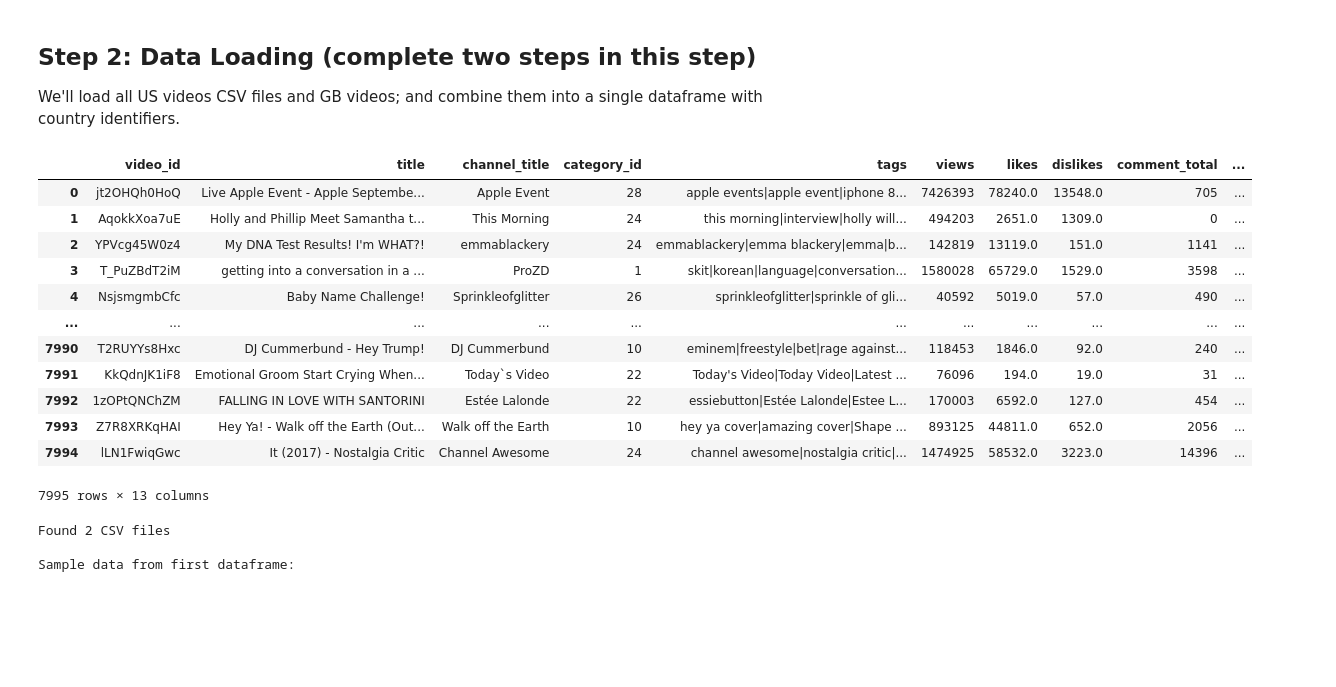
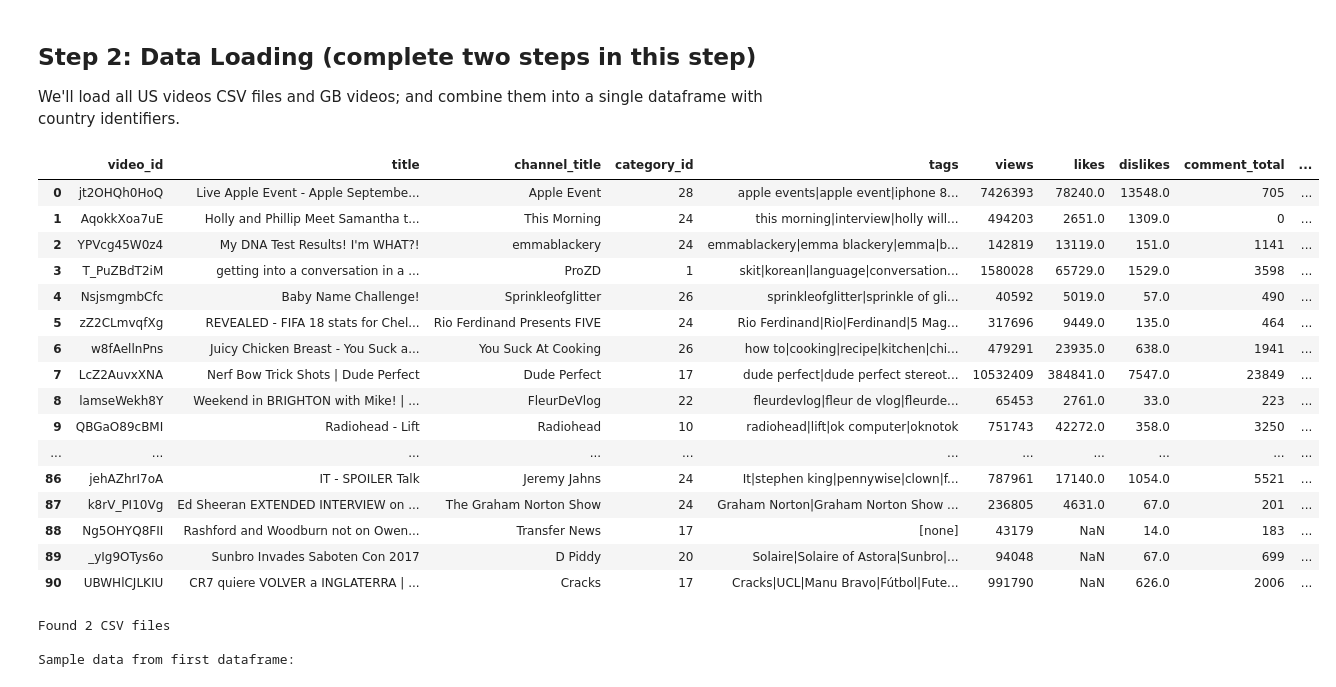
Before and after one commit to Thend911/Data-Analysis, a Jupyter notebook: VideoAnalysis-HW.ipynb, the cells around one changed output. Drawn from its saved outputs; the diff is of its cells as text; code cells hidden in the pictures; blank space fills up the shorter version.

```diff
--- a/VideoAnalysis-HW.ipynb
+++ b/VideoAnalysis-HW.ipynb
@@ -56,21 +56,25 @@ Environment setup complete!
 We'll load all US videos CSV files and GB videos; and combine them into a single dataframe with country identifiers.
 # %%
 gb = pd.read_csv("GBvideos.csv")
-gb
+gb.head(91)
 # %% [output]
 |  | video_id | title | channel_title | category_id | tags | views | likes | dislikes | comment_total | ... |
 | 0 | jt2OHQh0HoQ | Live Apple Event - Apple Septembe... | Apple Event | 28 | apple events|apple event|iphone 8... | 7426393 | 78240.0 | 13548.0 | 705 | ... |
 | 1 | AqokkXoa7uE | Holly and Phillip Meet Samantha t... | This Morning | 24 | this morning|interview|holly will... | 494203 | 2651.0 | 1309.0 | 0 | ... |
 | 2 | YPVcg45W0z4 | My DNA Test Results! I'm WHAT?! | emmablackery | 24 | emmablackery|emma blackery|emma|b... | 142819 | 13119.0 | 151.0 | 1141 | ... |
 | 3 | T_PuZBdT2iM | getting into a conversation in a ... | ProZD | 1 | skit|korean|language|conversation... | 1580028 | 65729.0 | 1529.0 | 3598 | ... |
 | 4 | NsjsmgmbCfc | Baby Name Challenge! | Sprinkleofglitter | 26 | sprinkleofglitter|sprinkle of gli... | 40592 | 5019.0 | 57.0 | 490 | ... |
+| 5 | zZ2CLmvqfXg | REVEALED - FIFA 18 stats for Chel... | Rio Ferdinand Presents FIVE | 24 | Rio Ferdinand|Rio|Ferdinand|5 Mag... | 317696 | 9449.0 | 135.0 | 464 | ... |
+| 6 | w8fAellnPns | Juicy Chicken Breast - You Suck a... | You Suck At Cooking | 26 | how to|cooking|recipe|kitchen|chi... | 479291 | 23935.0 | 638.0 | 1941 | ... |
+| 7 | LcZ2AuvxXNA | Nerf Bow Trick Shots | Dude Perfect | Dude Perfect | 17 | dude perfect|dude perfect stereot... | 10532409 | 384841.0 | 7547.0 | 23849 | ... |
+| 8 | lamseWekh8Y | Weekend in BRIGHTON with Mike! | ... | FleurDeVlog | 22 | fleurdevlog|fleur de vlog|fleurde... | 65453 | 2761.0 | 33.0 | 223 | ... |
+| 9 | QBGaO89cBMI | Radiohead - Lift | Radiohead | 10 | radiohead|lift|ok computer|oknotok | 751743 | 42272.0 | 358.0 | 3250 | ... |
 | ... | ... | ... | ... | ... | ... | ... | ... | ... | ... | ... |
-| 7990 | T2RUYYs8Hxc | DJ Cummerbund - Hey Trump! | DJ Cummerbund | 10 | eminem|freestyle|bet|rage against... | 118453 | 1846.0 | 92.0 | 240 | ... |
-| 7991 | KkQdnJK1iF8 | Emotional Groom Start Crying When... | Today`s Video | 22 | Today's Video|Today Video|Latest ... | 76096 | 194.0 | 19.0 | 31 | ... |
-| 7992 | 1zOPtQNChZM | FALLING IN LOVE WITH SANTORINI | Estée Lalonde | 22 | essiebutton|Estée Lalonde|Estee L... | 170003 | 6592.0 | 127.0 | 454 | ... |
-| 7993 | Z7R8XRKqHAI | Hey Ya! - Walk off the Earth (Out... | Walk off the Earth | 10 | hey ya cover|amazing cover|Shape ... | 893125 | 44811.0 | 652.0 | 2056 | ... |
-| 7994 | lLN1FwiqGwc | It (2017) - Nostalgia Critic | Channel Awesome | 24 | channel awesome|nostalgia critic|... | 1474925 | 58532.0 | 3223.0 | 14396 | ... |
+| 86 | jehAZhrI7oA | IT - SPOILER Talk | Jeremy Jahns | 24 | It|stephen king|pennywise|clown|f... | 787961 | 17140.0 | 1054.0 | 5521 | ... |
+| 87 | k8rV_PI10Vg | Ed Sheeran EXTENDED INTERVIEW on ... | The Graham Norton Show | 24 | Graham Norton|Graham Norton Show ... | 236805 | 4631.0 | 67.0 | 201 | ... |
+| 88 | Ng5OHYQ8FII | Rashford and Woodburn not on Owen... | Transfer News | 17 | [none] | 43179 | NaN | 14.0 | 183 | ... |
+| 89 | _yIg9OTys6o | Sunbro Invades Saboten Con 2017 | D Piddy | 20 | Solaire|Solaire of Astora|Sunbro|... | 94048 | NaN | 67.0 | 699 | ... |
+| 90 | UBWHlCJLKIU | CR7 quiere VOLVER a INGLATERRA | ... | Cracks | 17 | Cracks|UCL|Manu Bravo|Fútbol|Fute... | 991790 | NaN | 626.0 | 2006 | ... |
-7995 rows × 13 columns
 # %%
 # step 1: read all csv files into list and assign to csv_files
 csv_files=[]
```
Also changed, not shown: parts of 2 cells of this notebook.
